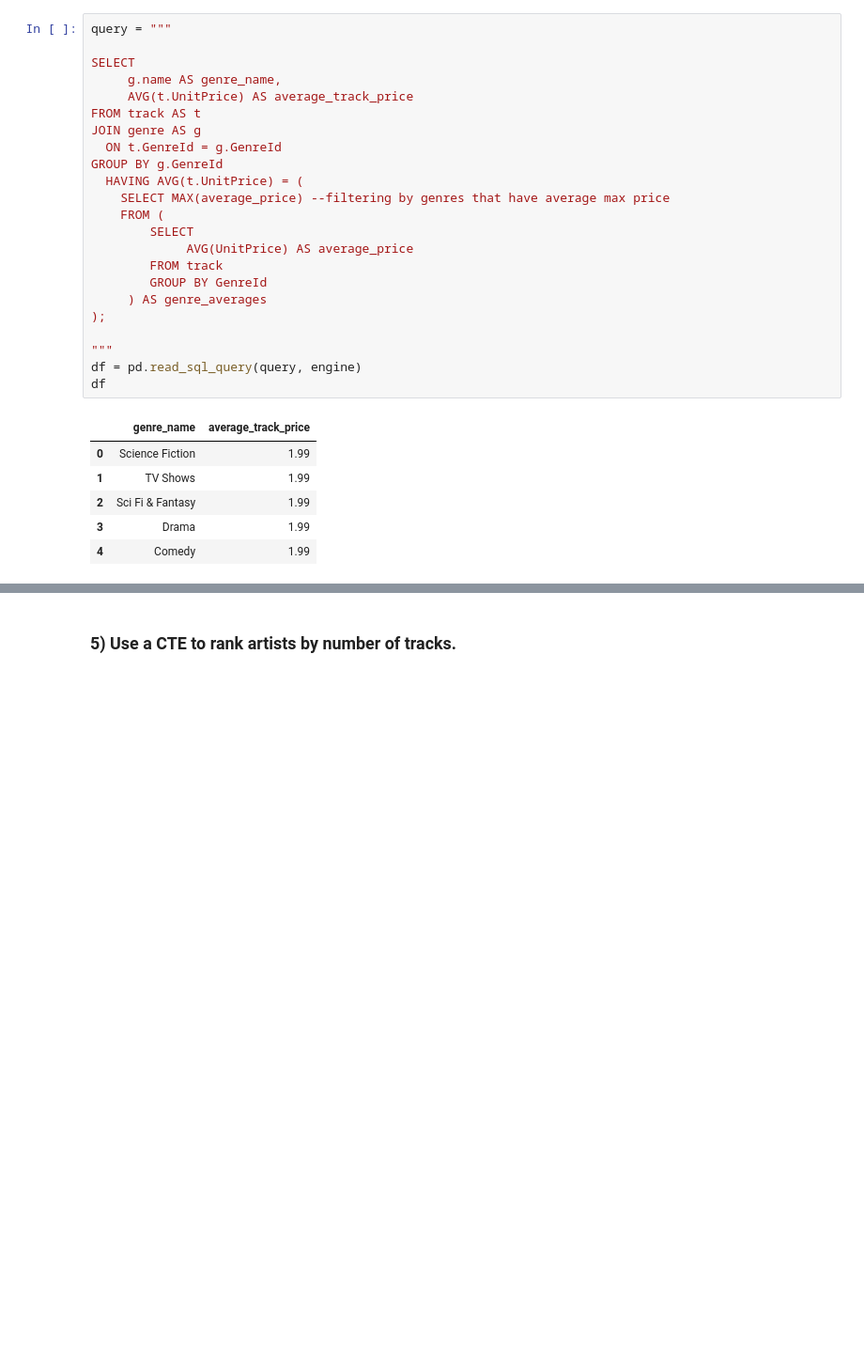
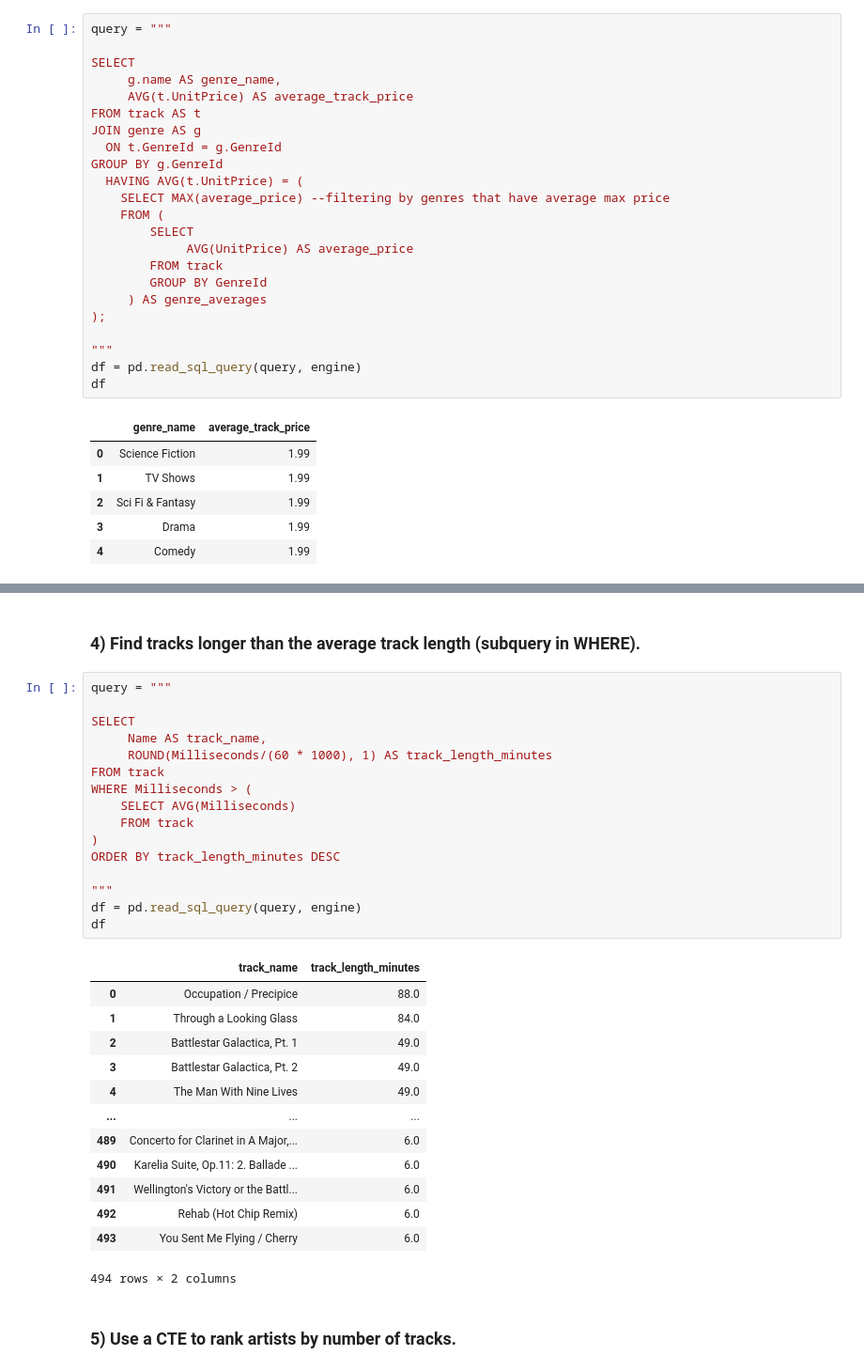
Before and after one commit to bpgodsil/sql_query_examples, a Jupyter notebook: notebooks/03_ctes_and_subqueries.ipynb, the cells around one changed output, grey strips where cells are left out. Shown at 94% size. Cells and saved outputs as stored; diff of their text form; blank space fills up the shorter version.

```diff
--- a/notebooks/03_ctes_and_subqueries.ipynb
+++ b/notebooks/03_ctes_and_subqueries.ipynb
@@ -117,3 +144,35 @@ df
+# %% [markdown]
+### 4) Find tracks longer than the average track length (subquery in WHERE).
+# %%
+query = """
+
+SELECT
+     Name AS track_name,
+     ROUND(Milliseconds/(60 * 1000), 1) AS track_length_minutes
+FROM track
+WHERE Milliseconds > (
+    SELECT AVG(Milliseconds)
+    FROM track
+)
+ORDER BY track_length_minutes DESC
+
+"""
+df = pd.read_sql_query(query, engine)
+df
+# %% [output]
+|  | track_name | track_length_minutes |
+| 0 | Occupation / Precipice | 88.0 |
+| 1 | Through a Looking Glass | 84.0 |
+| 2 | Battlestar Galactica, Pt. 1 | 49.0 |
+| 3 | Battlestar Galactica, Pt. 2 | 49.0 |
+| 4 | The Man With Nine Lives | 49.0 |
+| ... | ... | ... |
+| 489 | Concerto for Clarinet in A Major,... | 6.0 |
+| 490 | Karelia Suite, Op.11: 2. Ballade ... | 6.0 |
+| 491 | Wellington's Victory or the Battl... | 6.0 |
+| 492 | Rehab (Hot Chip Remix) | 6.0 |
+| 493 | You Sent Me Flying / Cherry | 6.0 |
+494 rows × 2 columns
 # %% [markdown]
 ### 5) Use a CTE to rank artists by number of tracks.
 # %% [markdown]
```
Also changed, not shown: parts of 6 cells of this notebook, 1 other file.
